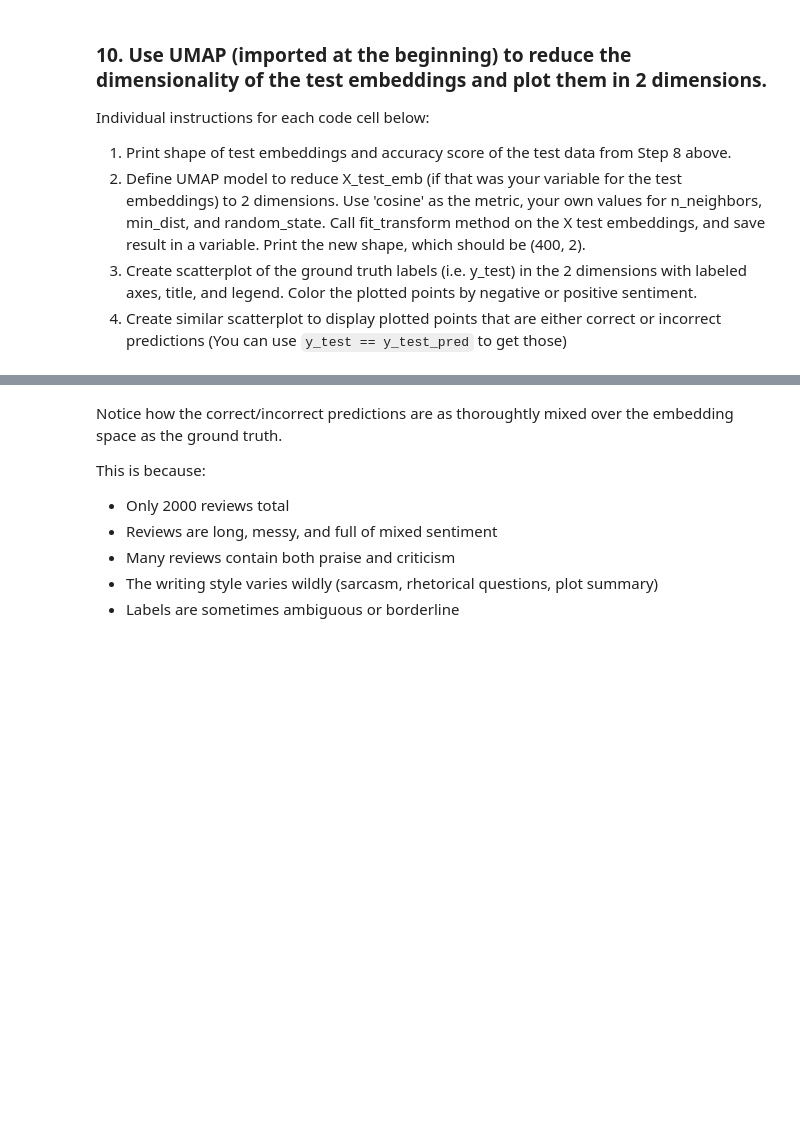
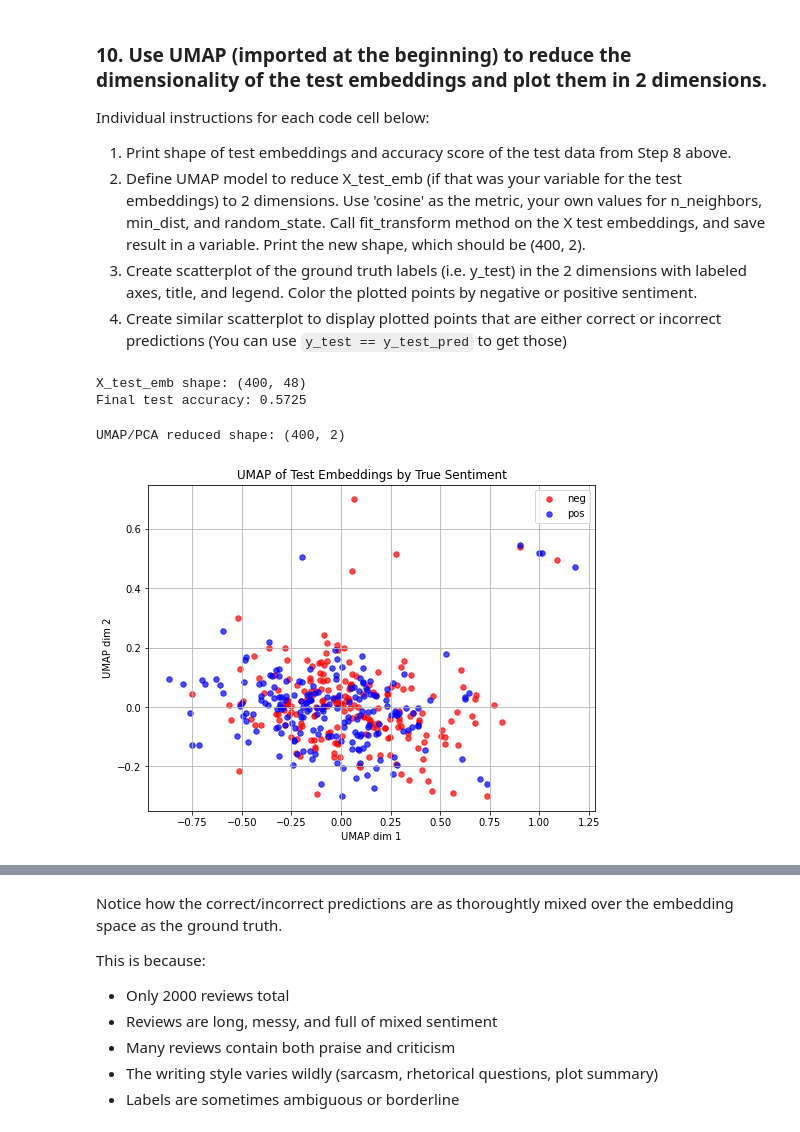
Before and after one commit to KiranKBobba/Fin_Risk_Analytics, a Jupyter notebook: IT_720_Assignment_2_Kiran_Kumar_Bobba.ipynb, the cells around one changed output, grey strips where cells are left out. Saved outputs shown, nothing was run; the diff lists cells and outputs as text; code cells hidden in the pictures; blank space fills up the shorter version.

```diff
--- a/IT_720_Assignment_2_Kiran_Kumar_Bobba.ipynb
+++ b/IT_720_Assignment_2_Kiran_Kumar_Bobba.ipynb
@@ -409,9 +761,32 @@ Individual instructions for each code cell below:
 3. Create scatterplot of the ground truth labels (i.e. y_test) in the 2 dimensions with labeled axes, title, and legend. Color the plotted points by negative or positive sentiment.
 4. Create similar scatterplot to display plotted points that are either correct or incorrect predictions (You can use `y_test == y_test_pred` to get those)
 # %%
-# Print shape of test embeddings and accuracy score from Step 8
+print("X_test_emb shape:", X_test_emb.shape)
+print("Final test accuracy:", accuracy_score(y_test, y_test_pred))
+# %% [output]
+X_test_emb shape: (400, 48)
+Final test accuracy: 0.5725
 # %%
-# Run UMAP to reduce embeddings to 2D
+if umap is not None:
+    umap_model = umap.UMAP(n_neighbors=15, min_dist=0.1, metric="cosine", random_state=SEED)
+    X_test_umap = umap_model.fit_transform(X_test_emb)
+else:
+    pca_model = PCA(n_components=2, random_state=SEED)
+    X_test_umap = pca_model.fit_transform(X_test_emb)
+print("UMAP/PCA reduced shape:", X_test_umap.shape)
+# %% [output]
+UMAP/PCA reduced shape: (400, 2)
 # %%
-# Scatterplot of ground-truth sentiment clusters
+plt.figure(figsize=(8, 6))
+for label, color, label_name in [(0, "red", "neg"), (1, "blue", "pos")]:
+    mask = (y_test == label)
+    plt.scatter(X_test_umap[mask, 0], X_test_umap[mask, 1], c=color, label=label_name, alpha=0.7, s=30)
+plt.xlabel("UMAP dim 1")
+plt.ylabel("UMAP dim 2")
+plt.title("UMAP of Test Embeddings by True Sentiment")
+plt.legend()
+plt.grid(True)
+plt.show()
+# %% [output]
+[figure, added]
 # %%
```
Also changed, not shown: parts of 16 cells of this notebook.
